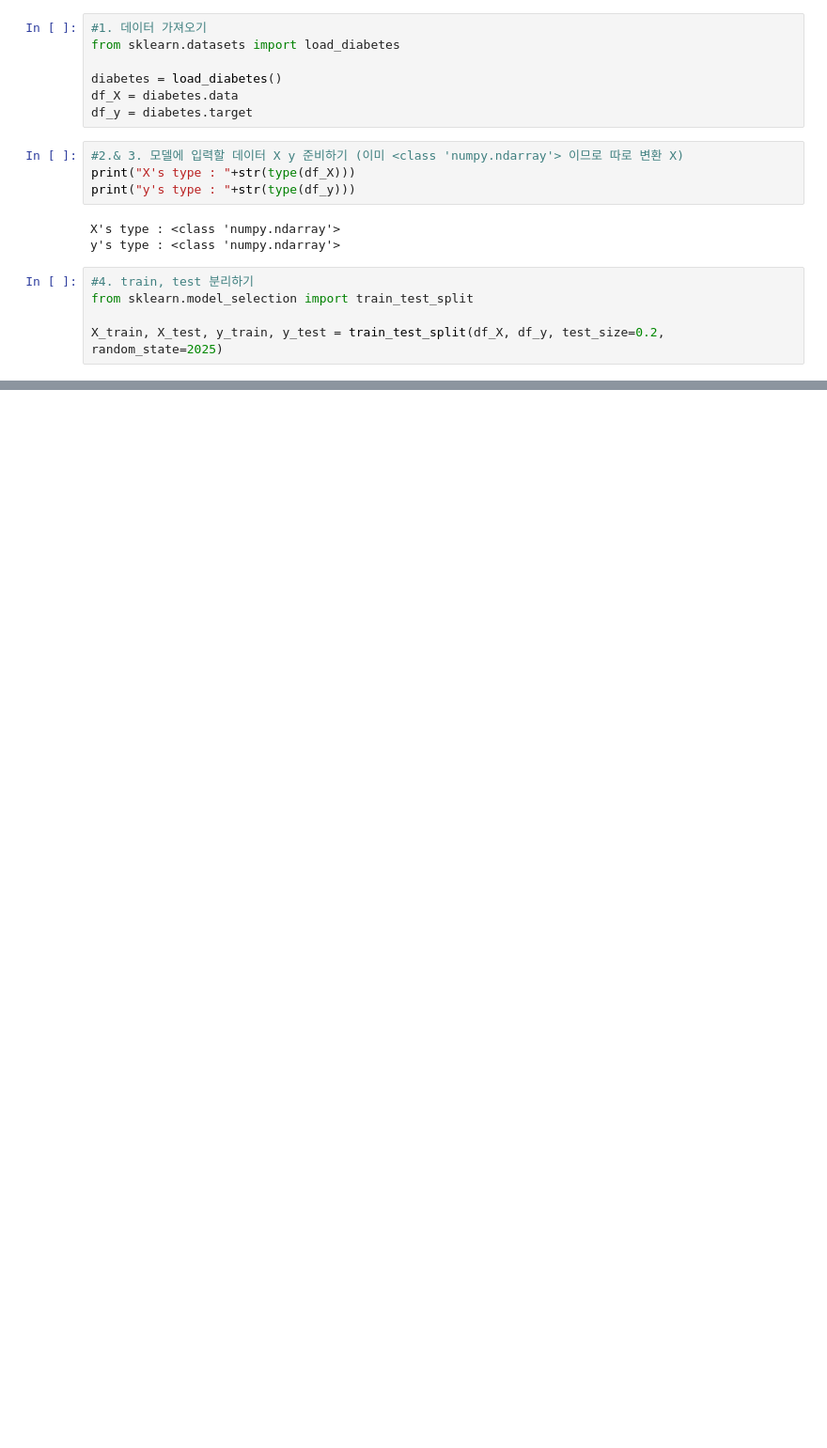
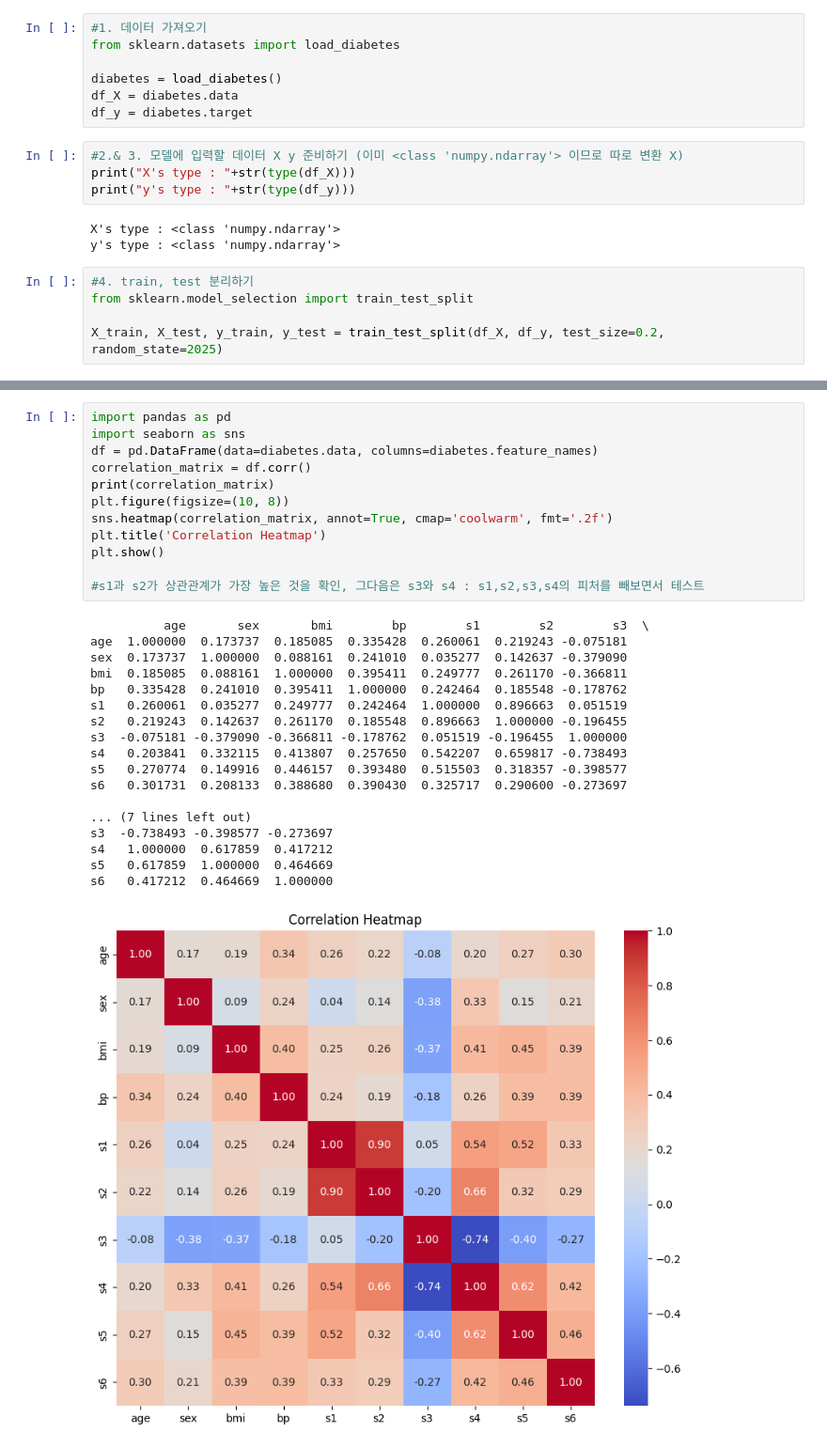
Before and after one commit to dominhok/AIFFEL_quest_rs_csw, a Jupyter notebook: Exploration/Ex01/project1/Project1_Diabetes.ipynb, the cells around one changed output, grey strips where cells are left out. Shown at 94% size. Cells and saved outputs as stored; diff of their text form; blank space fills up the shorter version.

```diff
--- a/Exploration/Ex01/project1/Project1_Diabetes.ipynb
+++ b/Exploration/Ex01/project1/Project1_Diabetes.ipynb
@@ -149,0 +195,31 @@ plt.show()
+# %%
+import pandas as pd
+import seaborn as sns
+df = pd.DataFrame(data=diabetes.data, columns=diabetes.feature_names)
+correlation_matrix = df.corr()
+print(correlation_matrix)
+plt.figure(figsize=(10, 8))
+sns.heatmap(correlation_matrix, annot=True, cmap='coolwarm', fmt='.2f')
+plt.title('Correlation Heatmap')
+plt.show()
+
+#s1과 s2가 상관관계가 가장 높은 것을 확인, 그다음은 s3와 s4 : s1,s2,s3,s4의 피처를 빼보면서 테스트
+# %% [output]
+          age       sex       bmi        bp        s1        s2        s3  \
+age  1.000000  0.173737  0.185085  0.335428  0.260061  0.219243 -0.075181
+sex  0.173737  1.000000  0.088161  0.241010  0.035277  0.142637 -0.379090
+bmi  0.185085  0.088161  1.000000  0.395411  0.249777  0.261170 -0.366811
+bp   0.335428  0.241010  0.395411  1.000000  0.242464  0.185548 -0.178762
+s1   0.260061  0.035277  0.249777  0.242464  1.000000  0.896663  0.051519
+s2   0.219243  0.142637  0.261170  0.185548  0.896663  1.000000 -0.196455
+s3  -0.075181 -0.379090 -0.366811 -0.178762  0.051519 -0.196455  1.000000
+s4   0.203841  0.332115  0.413807  0.257650  0.542207  0.659817 -0.738493
+s5   0.270774  0.149916  0.446157  0.393480  0.515503  0.318357 -0.398577
+s6   0.301731  0.208133  0.388680  0.390430  0.325717  0.290600 -0.273697
+
+... (7 lines left out)
+s3  -0.738493 -0.398577 -0.273697
+s4   1.000000  0.617859  0.417212
+s5   0.617859  1.000000  0.464669
+s6   0.417212  0.464669  1.000000
+[figure, added]
```
Also changed, not shown: parts of 25 cells of this notebook, 9 other files.
